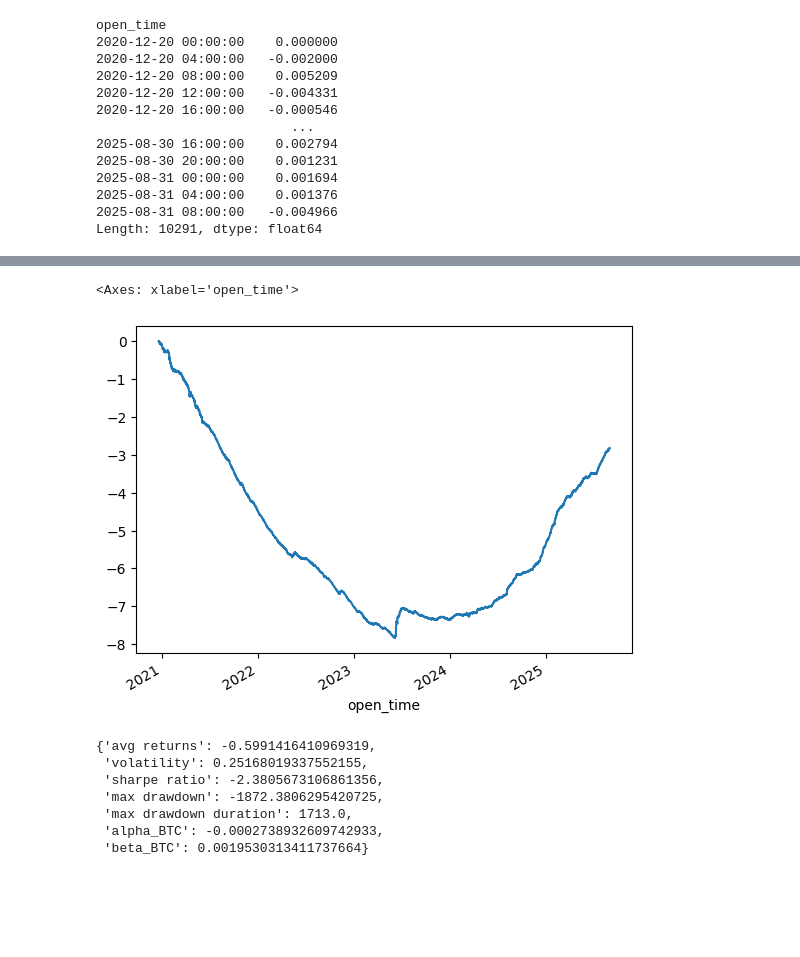
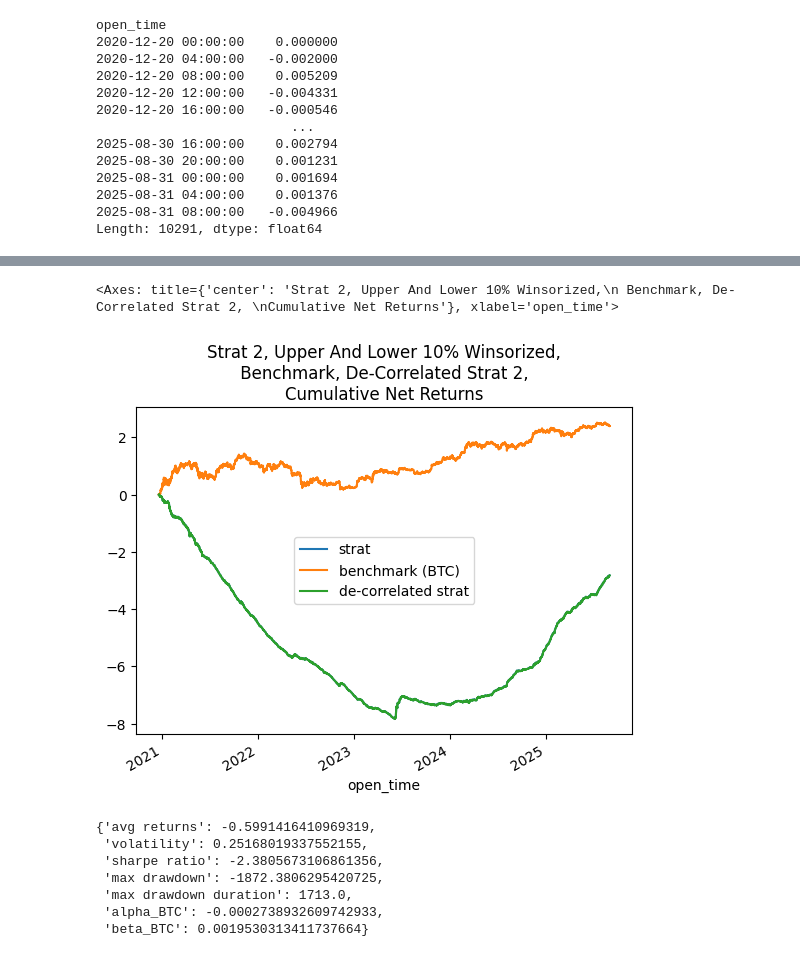
Before and after one commit to wbchristerson/crypto-strategies, a Jupyter notebook: simple_reversal.ipynb, the cells around one changed output, grey strips where cells are left out. Saved outputs shown, nothing was run; the diff lists cells and outputs as text; code cells hidden in the pictures; blank space fills up the shorter version.

```diff
--- a/simple_reversal.ipynb
+++ b/simple_reversal.ipynb
@@ -276,8 +288,14 @@ gross_returns.cumsum().plot()
 # %%
-net_returns.cumsum().plot()
+graph_df = pd.DataFrame({
+    "strat": net_returns,
+    "benchmark (BTC)": bitcoin_benchmark_returns,
+    "de-correlated strat": get_decorrelated_returns(net_returns, bitcoin_benchmark_returns)
+})
+
+graph_df.cumsum().plot(title = "Strat 2, Upper And Lower 10% Winsorized,\n Benchmark, De-Correlated Strat 2, \nCumulative Net Returns")
 # %% [output]
-<Axes: xlabel='open_time'>
+<Axes: title={'center': 'Strat 2, Upper And Lower 10% Winsorized,\n Benchmark, De-Correlated Strat 2, \nCumulative Net Returns'}, xlabel='open_time'>
-[figure, old version]
+[figure, new version]
 # %%
 get_strategy_stats(net_returns, 4, px)
 # %% [output]
```
Also changed, not shown: parts of 66 cells of this notebook, 2 other files.
